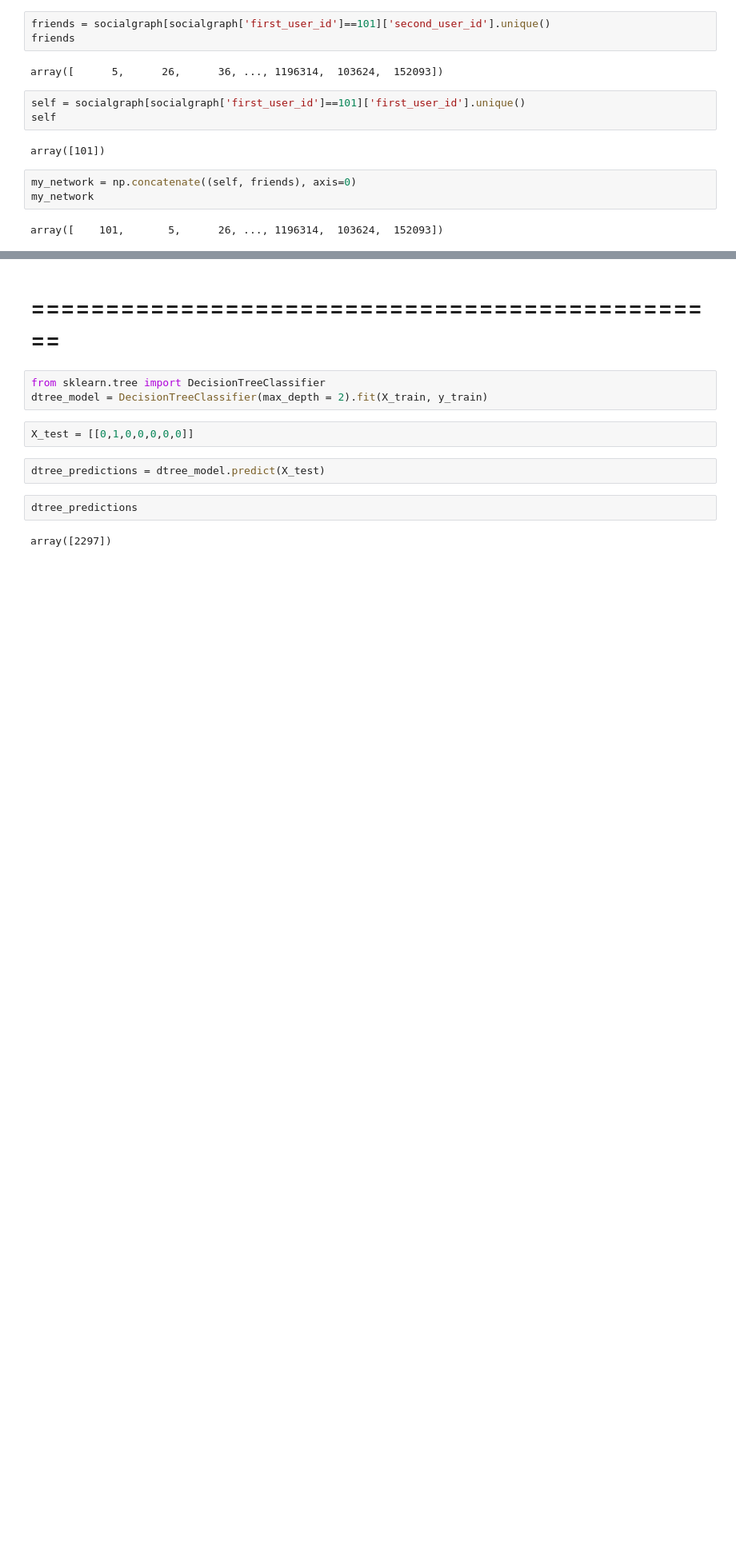
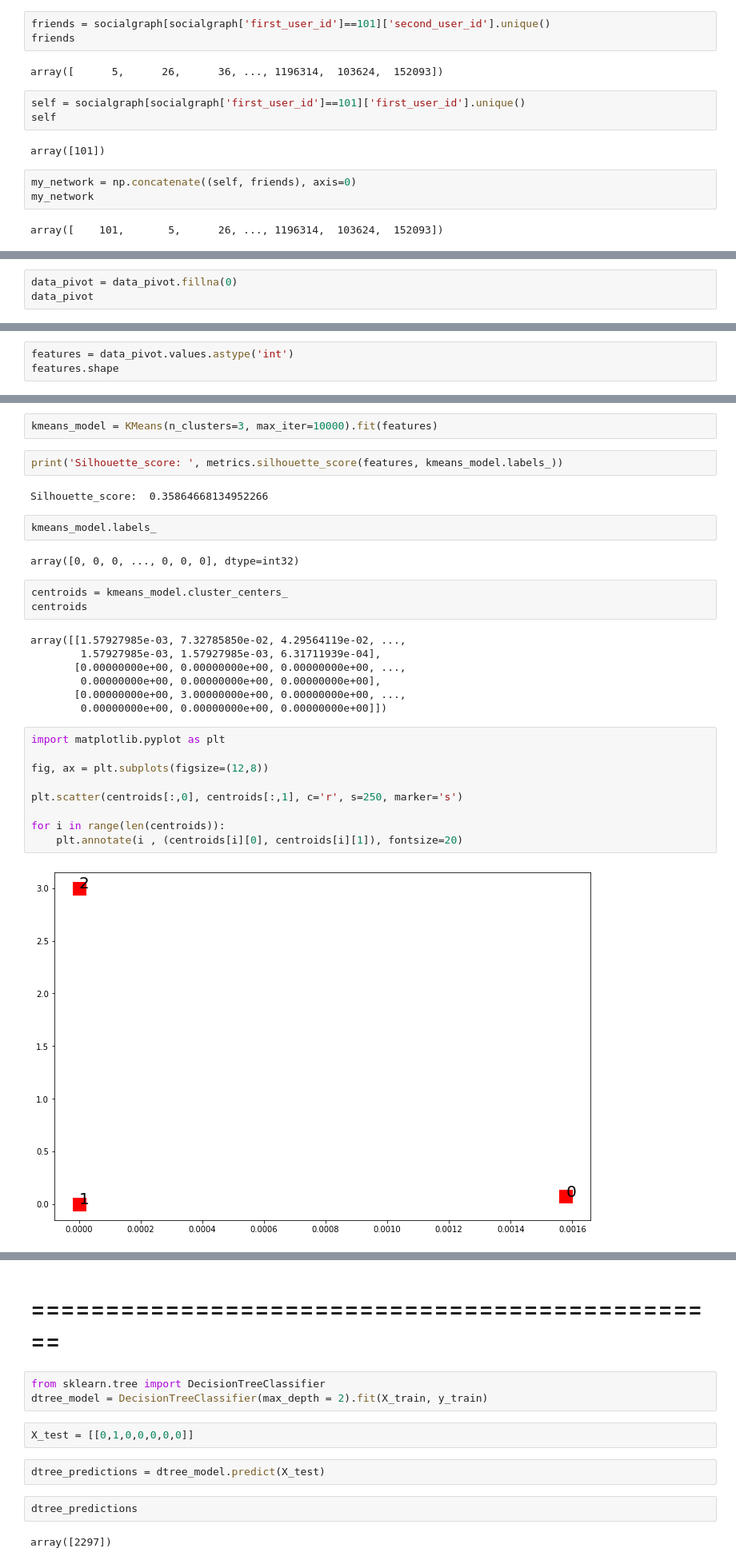
Before and after one commit to stefanauwyang/ml-engineer, a Jupyter notebook: ML-Engineer-Notebook.ipynb, the cells around one changed output, grey strips where cells are left out. Shown at 80% size. Cells and saved outputs as stored; diff of their text form; blank space fills up the shorter version.

```diff
--- a/ML-Engineer-Notebook.ipynb
+++ b/ML-Engineer-Notebook.ipynb
@@ -771,0 +763,3 @@ data_one_hot
+# %%
+data_pivot = data_pivot.fillna(0)
+data_pivot
@@ -771,0 +786,3 @@ data_one_hot
+# %%
+features = data_pivot.values.astype('int')
+features.shape
@@ -771,0 +795,31 @@ data_one_hot
+# %%
+kmeans_model = KMeans(n_clusters=3, max_iter=10000).fit(features)
+# %%
+print('Silhouette_score: ', metrics.silhouette_score(features, kmeans_model.labels_))
+# %% [output]
+Silhouette_score:  0.35864668134952266
+# %%
+kmeans_model.labels_
+# %% [output]
+array([0, 0, 0, ..., 0, 0, 0], dtype=int32)
+# %%
+centroids = kmeans_model.cluster_centers_
+centroids
+# %% [output]
+array([[1.57927985e-03, 7.32785850e-02, 4.29564119e-02, ...,
+        1.57927985e-03, 1.57927985e-03, 6.31711939e-04],
+       [0.00000000e+00, 0.00000000e+00, 0.00000000e+00, ...,
+        0.00000000e+00, 0.00000000e+00, 0.00000000e+00],
+       [0.00000000e+00, 3.00000000e+00, 0.00000000e+00, ...,
+        0.00000000e+00, 0.00000000e+00, 0.00000000e+00]])
+# %%
+import matplotlib.pyplot as plt
+
+fig, ax = plt.subplots(figsize=(12,8))
+
+plt.scatter(centroids[:,0], centroids[:,1], c='r', s=250, marker='s')
+
+for i in range(len(centroids)):
+    plt.annotate(i , (centroids[i][0], centroids[i][1]), fontsize=20)
+# %% [output]
+[figure, added]
```
Also changed, not shown: parts of 23 cells of this notebook.
